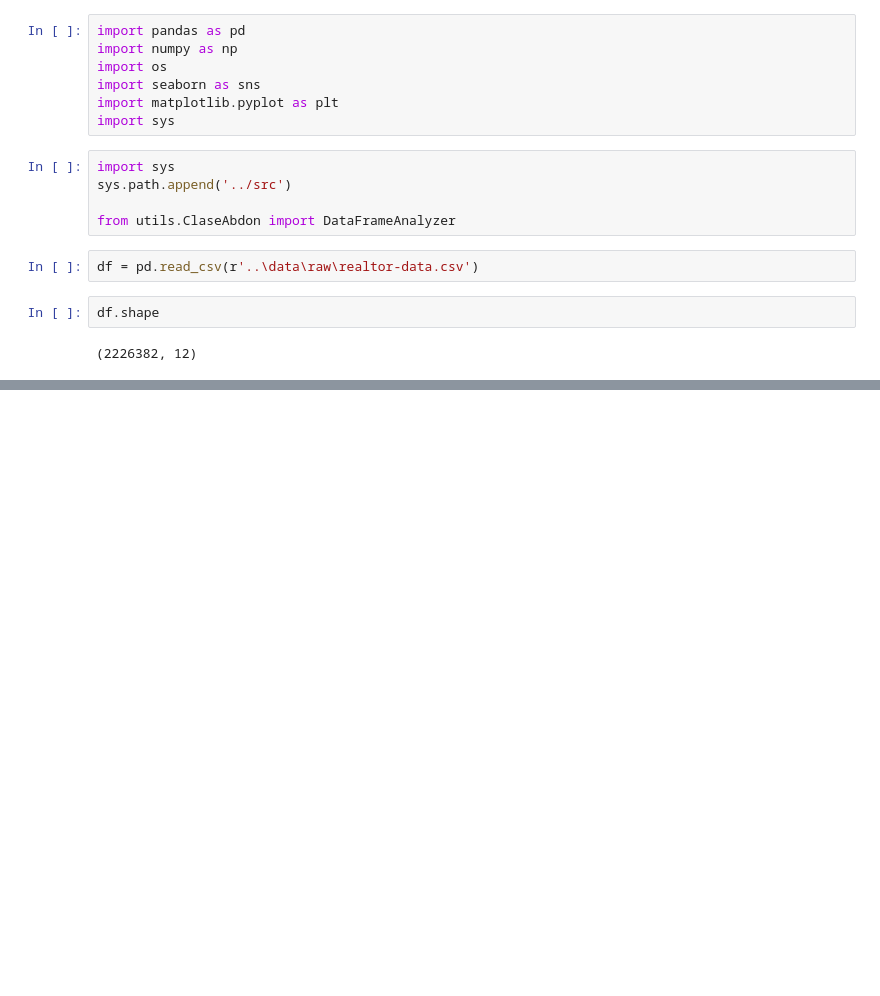
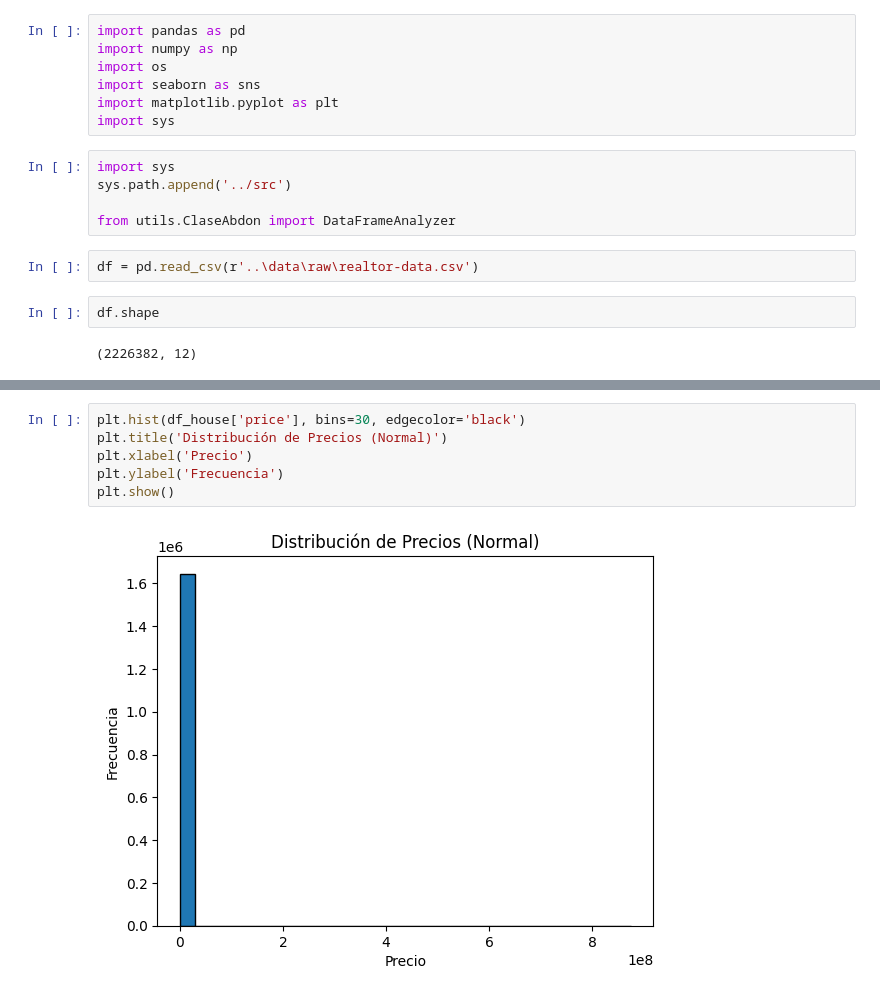
Before and after one commit to abdonrb/Real_state_ML, a Jupyter notebook: notebooks/Eda.ipynb, the cells around one changed output, grey strips where cells are left out. Drawn from its saved outputs; the diff is of its cells as text; blank space fills up the shorter version.

```diff
--- a/notebooks/Eda.ipynb
+++ b/notebooks/Eda.ipynb
@@ -40,0 +283,8 @@ memory usage: 203.8+ MB
+# %%
+plt.hist(df_house['price'], bins=30, edgecolor='black')
+plt.title('Distribución de Precios (Normal)')
+plt.xlabel('Precio')
+plt.ylabel('Frecuencia')
+plt.show()
+# %% [output]
+[figure, added]
```
Also changed, not shown: parts of 33 cells of this notebook.
